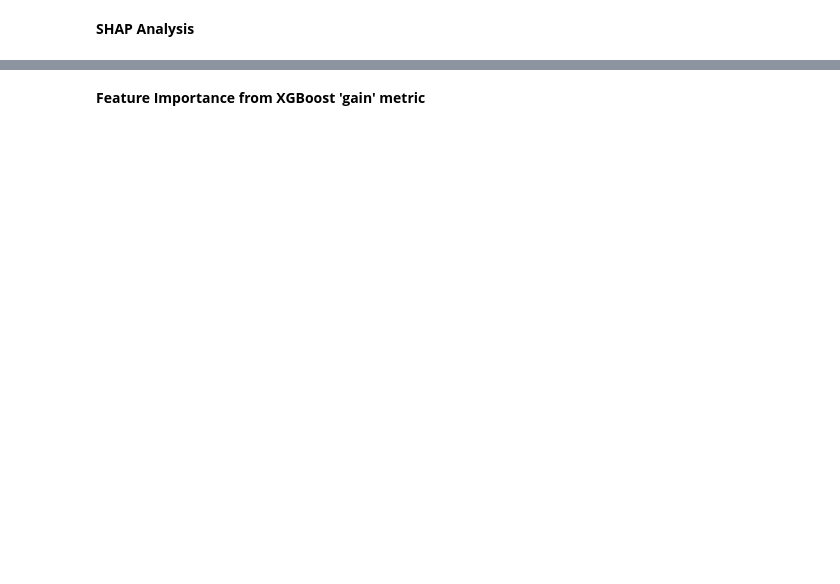
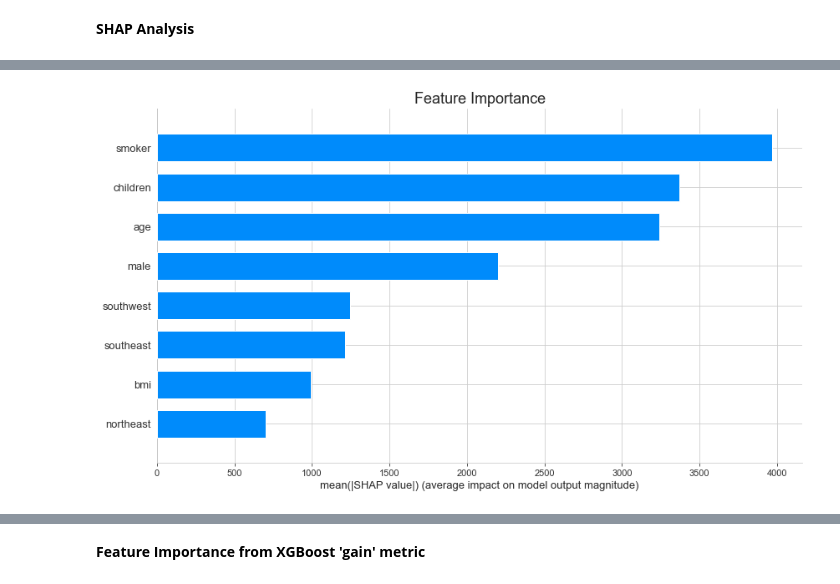
Before and after one commit to PedroAntonacio/example-ml-models, a Jupyter notebook: code/regression.ipynb, the cells around one changed output, grey strips where cells are left out. Cells and saved outputs as stored; diff of their text form; code cells hidden in the pictures; blank space fills up the shorter version.

```diff
--- a/code/regression.ipynb
+++ b/code/regression.ipynb
@@ -858,6 +889,8 @@ df_importance_shap = df_shap.T.abs().mean(axis=1).to_frame(name='Feature Importa
 
 # df_importance_shap.sort_values('Feature Importance - derived from mean(|SHAP|)', ascending=False)
 # %%
-plot_shap_importance(shap_values, X_test_std_allcols, classes_dict, model_xgb_pca.classes_)
+plot_shap_importance(shap_values, X_test_std_allcols)
+# %% [output]
+[figure, added]
 # %%
 shap.summary_plot(np.array(shap_values), X_test_std_allcols, feature_names=X_test_std_allcols.columns, show=True, max_display=None, plot_size=(12,8))
```
Also changed, not shown: parts of 39 cells of this notebook, 1 other file.
